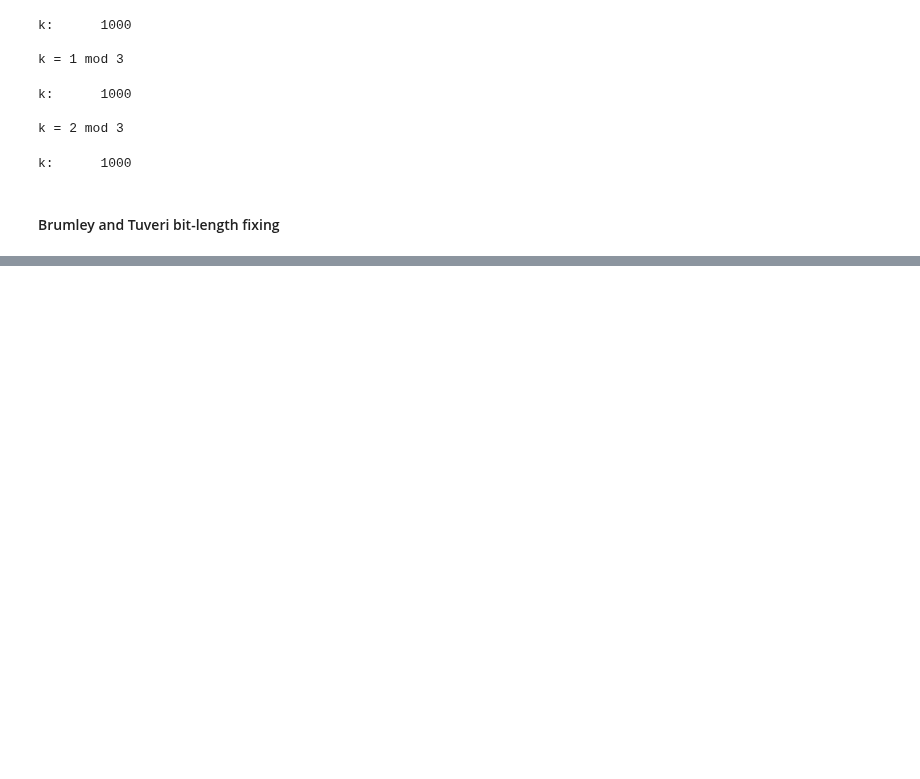
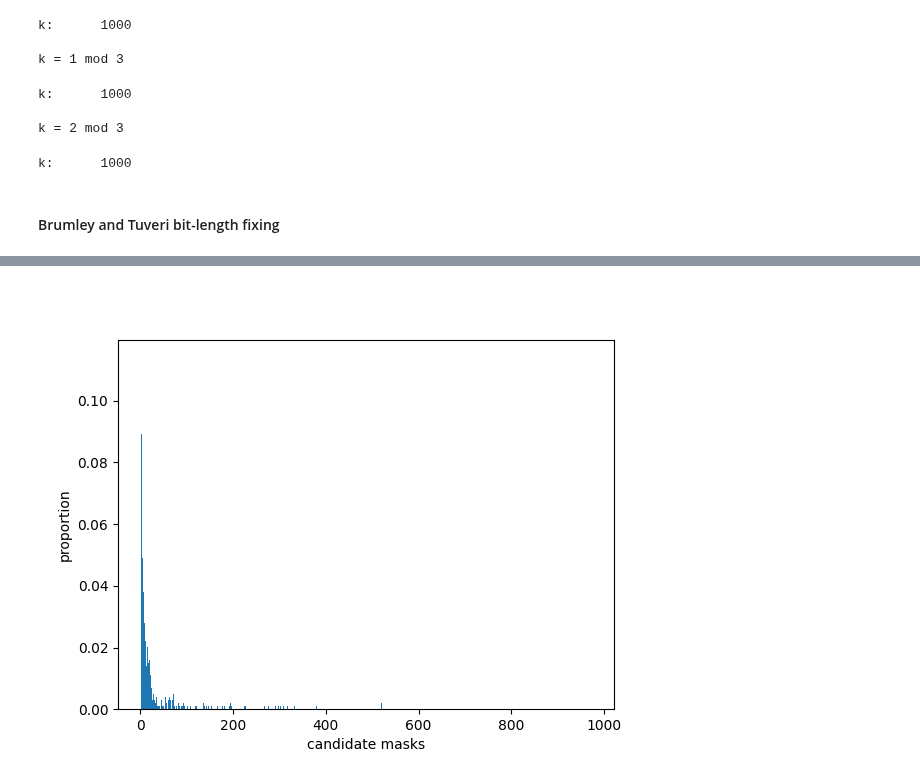
Before and after one commit to crocs-muni/ECTester, a Jupyter notebook: epare/countermeasures.ipynb, the cells around one changed output, grey strips where cells are left out. Saved outputs shown, nothing was run; the diff lists cells and outputs as text; code cells hidden in the pictures; blank space fills up the shorter version.

```diff
--- a/epare/countermeasures.ipynb
+++ b/epare/countermeasures.ipynb
@@ -266,0 +314,3 @@ k + 2n: 963
+# %%
+affine_gen = params92pn.generator.to_affine()
+affine_res = res.to_affine()
@@ -266,0 +468,9 @@ k + 2n: 963
+# %%
+max_amount = max(candidate_amounts)
+fig = plt.subplots()
+plt.hist(candidate_amounts, range=(1, max_amount), align="left", density=True, bins=range(1, max_amount))#, bins=list(range(20)) + list(range(20, 100, 5)) + list(range(100, max(candidate_amounts), 10)))
+plt.xlabel("candidate masks")
+plt.ylabel("proportion")
+plt.show()
+# %% [output]
+[figure, added]
```
Also changed, not shown: parts of 26 cells of this notebook.
